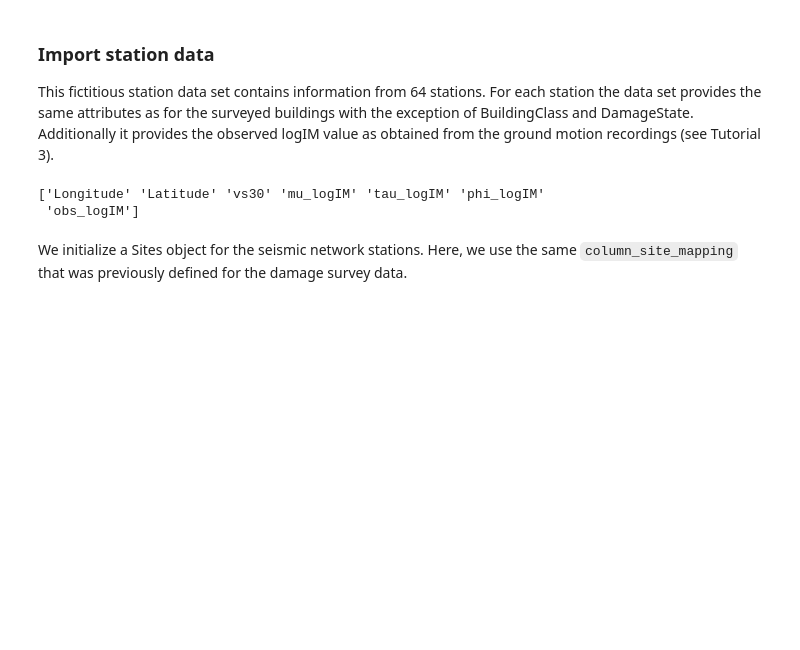
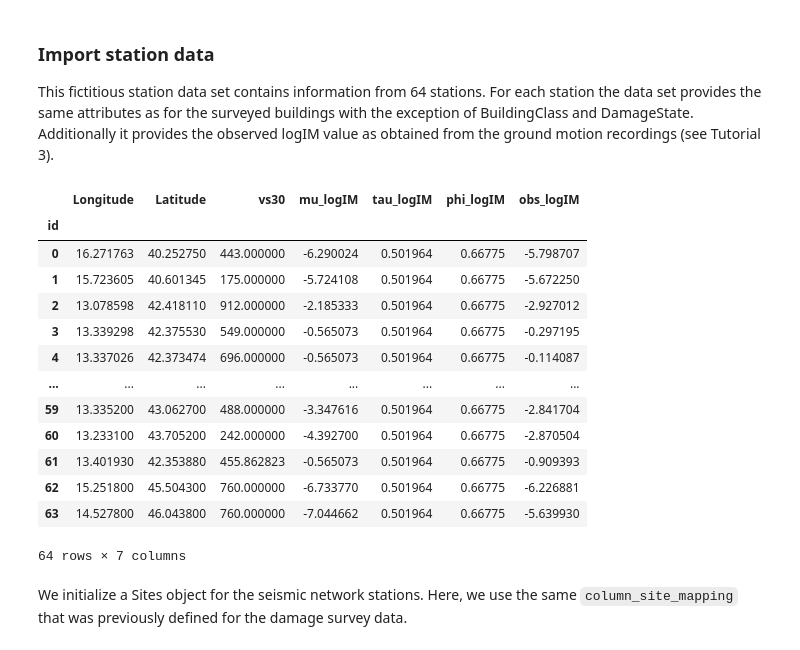
Before and after one commit to bodlukas/BayesFrag, a Jupyter notebook: Tutorial2.ipynb, the cells around one changed output. Saved outputs shown, nothing was run; the diff lists cells and outputs as text; code cells hidden in the pictures; blank space fills up the shorter version.

```diff
--- a/Tutorial2.ipynb
+++ b/Tutorial2.ipynb
@@ -122,14 +150,26 @@ This fictitious station data set contains information from 64 stations. For each
 # %%
 df = pd.read_csv(path_data + 'stations.csv', index_col = 'id',
                     usecols = ['id', 'Longitude', 'Latitude', 'vs30'])
 res_gmm = np.load(path_data + 'stations_im_' + args['IM'] +
                 '_gmm_' + args['GMM'] + '.npz')
 for key, value in res_gmm.items():
     df[key] = value
-print(df.columns.values)
+df
 # %% [output]
+|  | Longitude | Latitude | vs30 | mu_logIM | tau_logIM | phi_logIM | obs_logIM |
+| id |  |  |  |  |  |  |  |
+| 0 | 16.271763 | 40.252750 | 443.000000 | -6.290024 | 0.501964 | 0.66775 | -5.798707 |
+| 1 | 15.723605 | 40.601345 | 175.000000 | -5.724108 | 0.501964 | 0.66775 | -5.672250 |
+| 2 | 13.078598 | 42.418110 | 912.000000 | -2.185333 | 0.501964 | 0.66775 | -2.927012 |
+| 3 | 13.339298 | 42.375530 | 549.000000 | -0.565073 | 0.501964 | 0.66775 | -0.297195 |
+| 4 | 13.337026 | 42.373474 | 696.000000 | -0.565073 | 0.501964 | 0.66775 | -0.114087 |
+| ... | ... | ... | ... | ... | ... | ... | ... |
+| 59 | 13.335200 | 43.062700 | 488.000000 | -3.347616 | 0.501964 | 0.66775 | -2.841704 |
+| 60 | 13.233100 | 43.705200 | 242.000000 | -4.392700 | 0.501964 | 0.66775 | -2.870504 |
+| 61 | 13.401930 | 42.353880 | 455.862823 | -0.565073 | 0.501964 | 0.66775 | -0.909393 |
+| 62 | 15.251800 | 45.504300 | 760.000000 | -6.733770 | 0.501964 | 0.66775 | -6.226881 |
+| 63 | 14.527800 | 46.043800 | 760.000000 | -7.044662 | 0.501964 | 0.66775 | -5.639930 |
-['Longitude' 'Latitude' 'vs30' 'mu_logIM' 'tau_logIM' 'phi_logIM'
- 'obs_logIM']
+64 rows × 7 columns
 # %% [markdown]
 We initialize a Sites object for the seismic network stations. Here, we use the same `column_site_mapping` that was previously defined for the damage survey data.
 # %%
```
Also changed, not shown: parts of 17 cells of this notebook, 3 other files.
